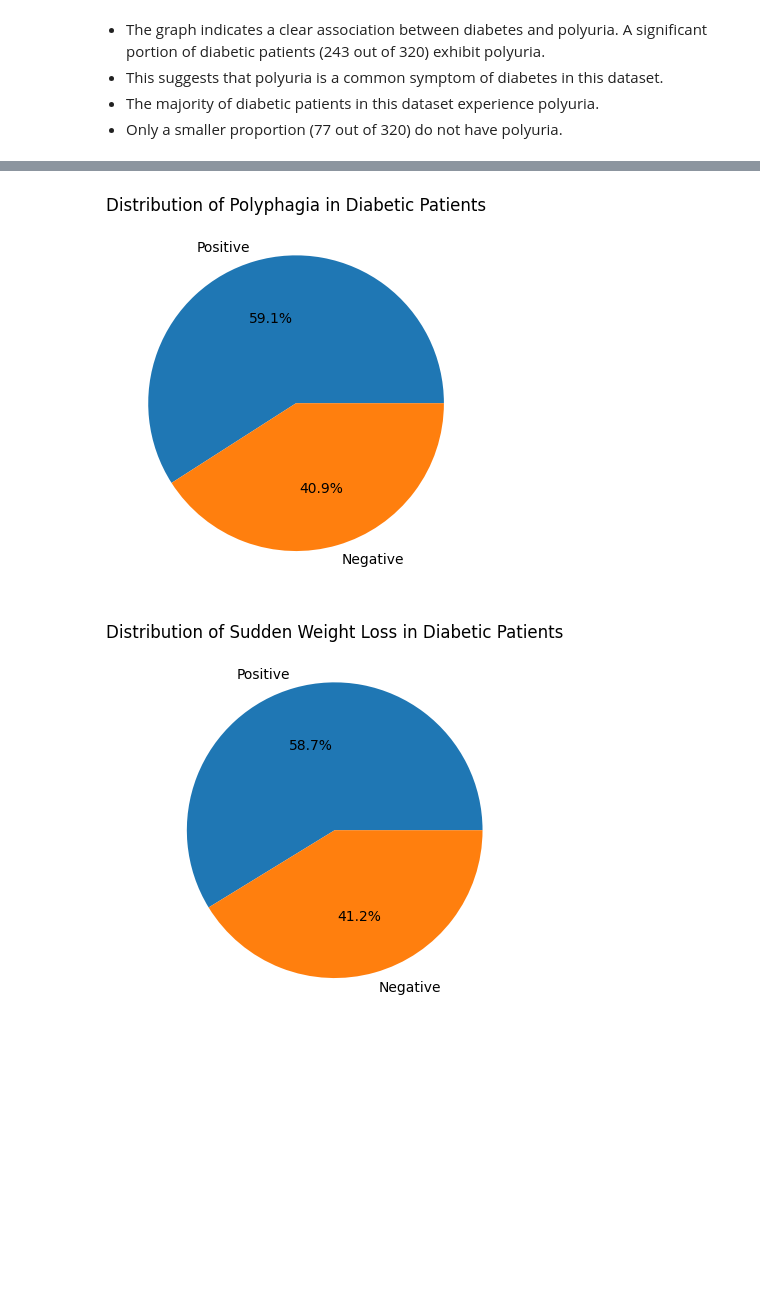
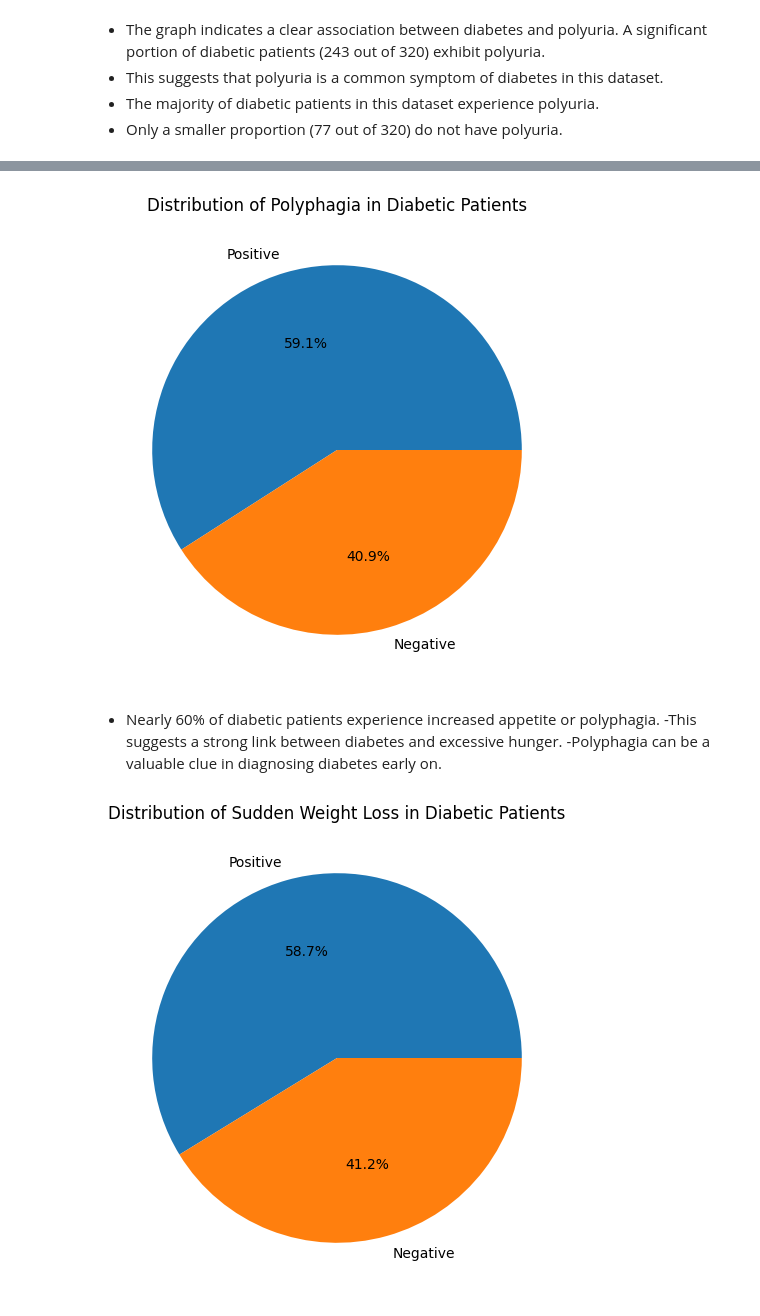
Before and after one commit to Sriraj-Penjerla/Sriraj-GlucoSense-Infy-Nov24, a Jupyter notebook: Glucosense_Infy.ipynb, the cells around one changed output, grey strips where cells are left out. Cells and saved outputs as stored; diff of their text form; code cells hidden in the pictures; blank space fills up the shorter version.

```diff
--- a/Glucosense_Infy.ipynb
+++ b/Glucosense_Infy.ipynb
@@ -170,14 +169,20 @@ plt.show()
 # %%
 polyphagia = db_data[db_data['class'] == 1]['polyphagia'].value_counts()
+plt.figure(figsize=(8, 6))
 plt.pie(polyphagia, labels=["Positive","Negative"], autopct='%1.1f%%')
 plt.title('Distribution of Polyphagia in Diabetic Patients')
 plt.show()
 # %% [output]
-[figure, old version]
+[figure, new version]
+# %% [markdown]
+- Nearly 60% of diabetic patients experience increased appetite or polyphagia.
+-This suggests a strong link between diabetes and excessive hunger.
+-Polyphagia can be a valuable clue in diagnosing diabetes early on.
 # %%
 sudden_weight_loss = db_data[db_data['class'] == 1]['sudden_weight_loss'].value_counts()
+plt.figure(figsize=(8, 6))
 plt.pie(sudden_weight_loss, labels=["Positive","Negative"], autopct='%1.1f%%')
 plt.title('Distribution of Sudden Weight Loss in Diabetic Patients')
 plt.show()
 # %% [output]
-[figure, old version]
+[figure, new version]
```
Also changed, not shown: parts of 13 cells of this notebook.
